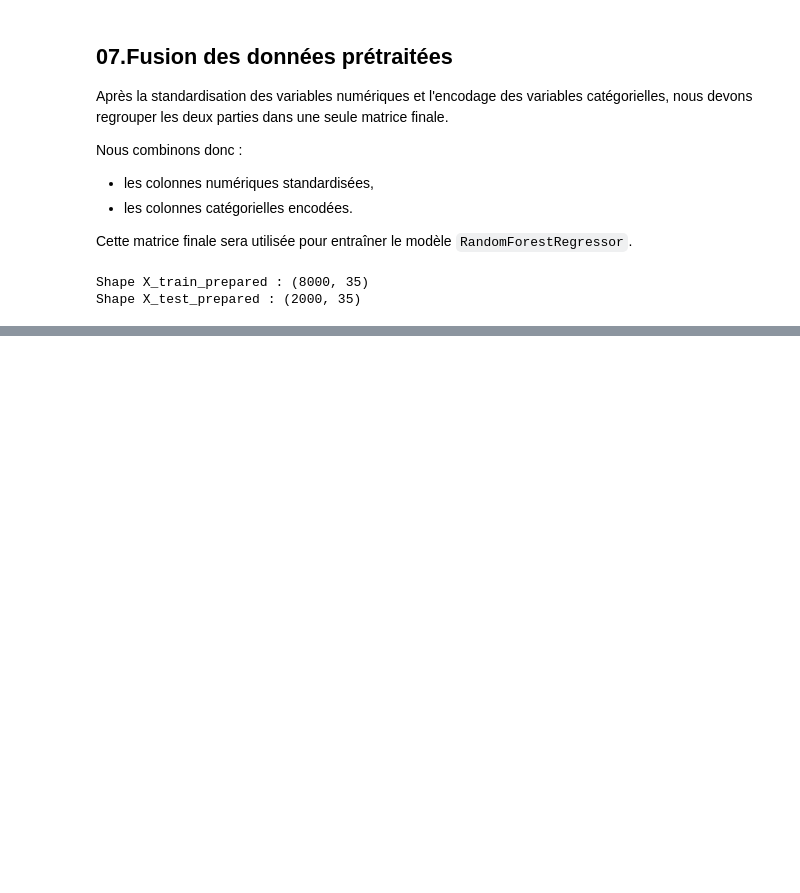
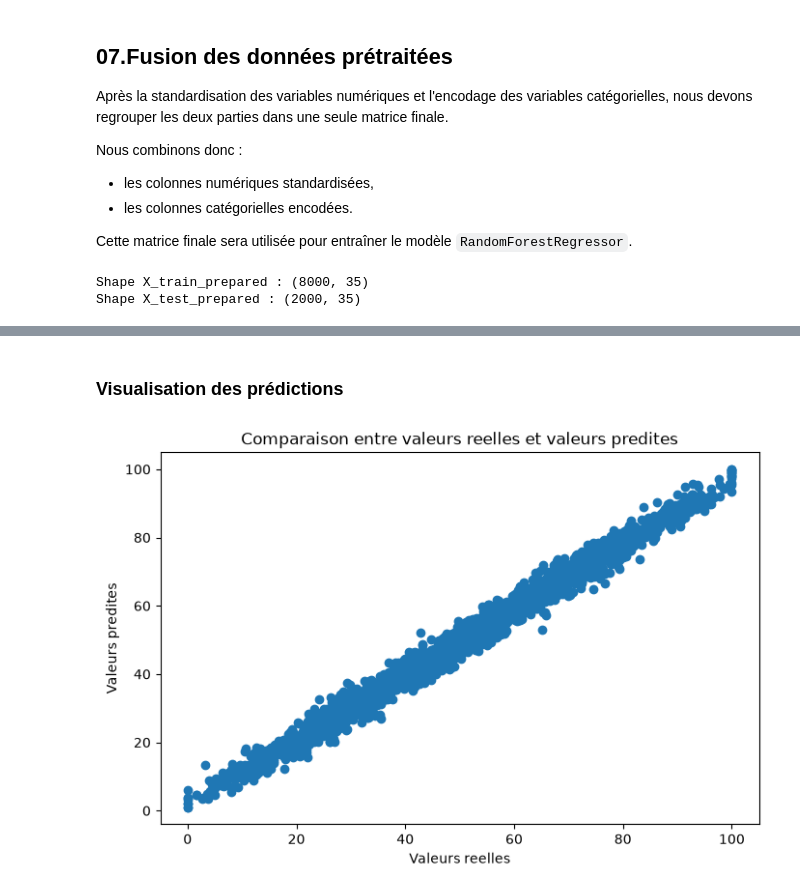
Before and after one commit to kerrouch6705/smart-agri, a Jupyter notebook: notebooks/07-random-forest-regression-prediction.ipynb, the cells around one changed output, grey strips where cells are left out. Saved outputs shown, nothing was run; the diff lists cells and outputs as text; code cells hidden in the pictures; blank space fills up the shorter version.

```diff
--- a/notebooks/07-random-forest-regression-prediction.ipynb
+++ b/notebooks/07-random-forest-regression-prediction.ipynb
@@ -163,0 +174,2 @@ Shape X_test_prepared : (2000, 35)
+# %%
+model = RandomForestRegressor(n_estimators=200, random_state=42)
@@ -163,0 +187,2 @@ Shape X_test_prepared : (2000, 35)
+# %%
+model.fit(X_train_prepared, y_train)
@@ -163,0 +195,2 @@ Shape X_test_prepared : (2000, 35)
+# %%
+y_pred = model.predict(X_test_prepared)
@@ -163,0 +265,2 @@ Shape X_test_prepared : (2000, 35)
+# %% [markdown]
+### Visualisation des prédictions
@@ -163,0 +269,11 @@ Shape X_test_prepared : (2000, 35)
+# %%
+plt.figure(figsize=(8,5))
+
+plt.scatter(y_test, y_pred)
+
+plt.xlabel("Valeurs reelles")
+plt.ylabel("Valeurs predites")
+plt.title("Comparaison entre valeurs reelles et valeurs predites")
+plt.show()
+# %% [output]
+[figure, added]
```
Also changed, not shown: parts of 16 cells of this notebook, 1 other file.
